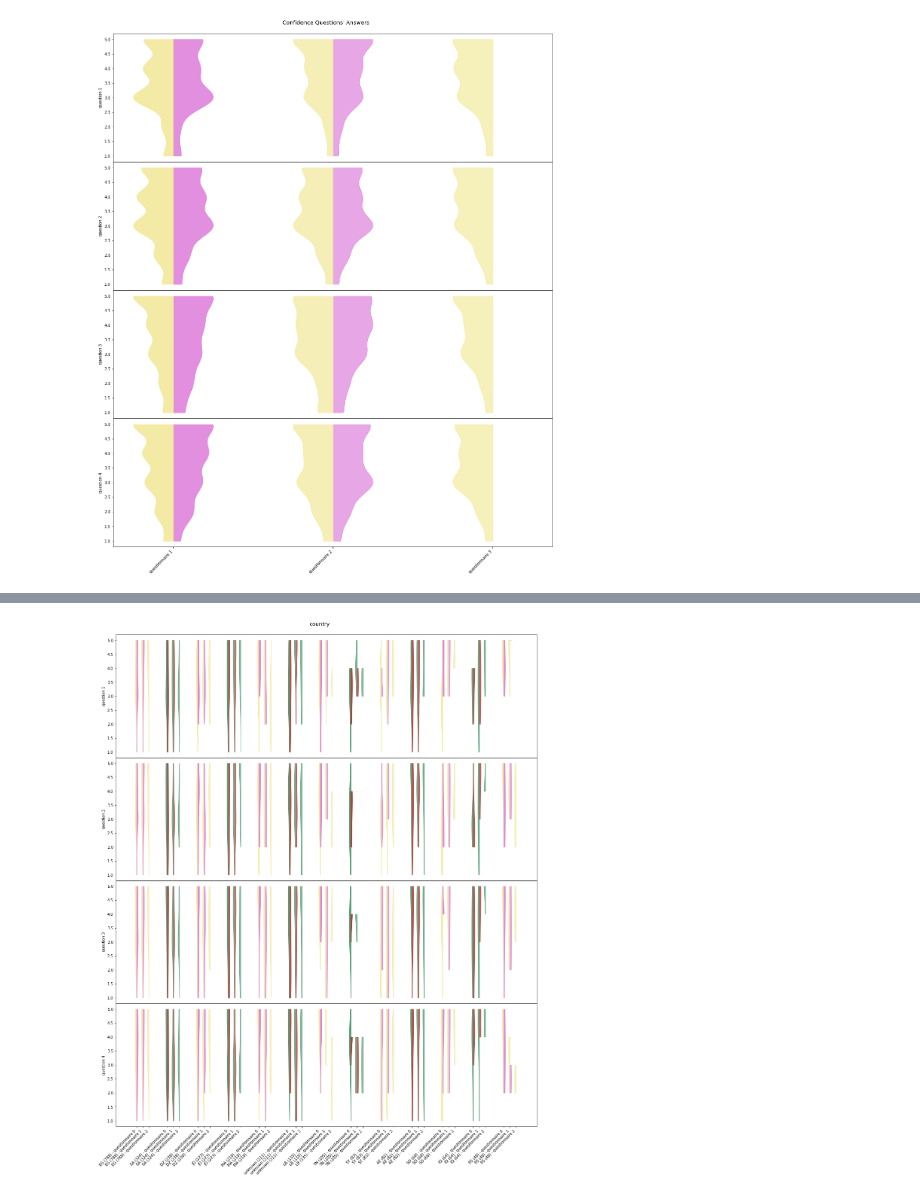
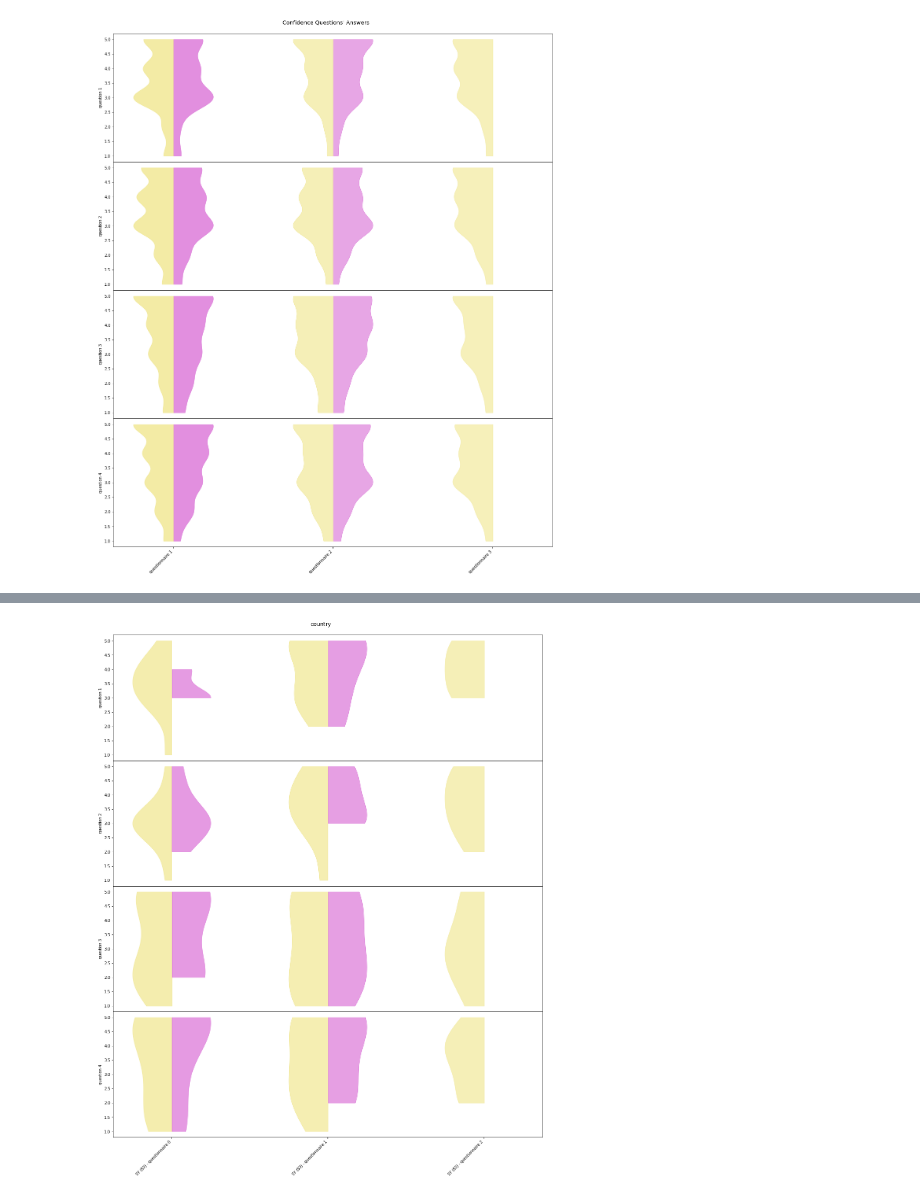
Before and after one commit to grochmal/mooc-stats, a Jupyter notebook: edraak/mooc-confidence-edraak.ipynb, the cells around one changed output, grey strips where cells are left out. Cells and saved outputs as stored; diff of their text form; code cells hidden in the pictures.

```diff
--- a/edraak/mooc-confidence-edraak.ipynb
+++ b/edraak/mooc-confidence-edraak.ipynb
@@ -263,6 +270,5 @@ further extend this table with more columns.
 # %%
 from collections import defaultdict
-
 
 education = defaultdict(
     lambda: 'unknown',
@@ -278,14 +284,13 @@ education = defaultdict(
     p_se='doctorate in science or engineering',
     p_oth='doctorate in another field')
 
-
 def make_education(e):
     if not pd.isnull(e):
         e = e.lower()
     return education[e]
 
-
-participant['level_of_education'] = participant.level_of_education.apply(make_education)
+# we need to add a new column so re-running the cell does not break the data
+participant['highest_education_level'] = participant.level_of_education.apply(make_education)
 participant[:3]
 # %% [output]
 |  | name | email | language | location | year_of_birth | gender | level_of_education | ... |
@@ -467,0 +490,7 @@ for w, s in confidence:
+# %%
+def enrich_data(step_resp):
+    enriched = pd.merge(participant, step_resp, left_index=True, right_on='participant_id', how='right')
+    # sanity check
+    if len(step_resp) != len(enriched):
+        print('WARNING: incomplete RIGHT join')
+    return enriched
@@ -572,6 +697,6 @@ Name: level_of_education, dtype: int64
 # %%
 # to keep things readable, we limit by 13 biggest values by default
-def plot_response(stat, limit=13):
+def plot_response(stat, start=0, limit=13):
     n_questions = max(map(lambda x: len(x.question.unique()), all_resp))
     estat = participant[stat].value_counts()
     fig, ax = plt.subplots(n_questions, 1, sharex=True, figsize=(20, 6*n_questions))
@@ -583,7 +708,7 @@ def plot_response(stat, limit=13):
     complete_labels = []
     walk = enumerate(estat.index)
     if limit:
-        walk = list(walk)[:limit]
+        walk = list(walk)[start:limit]
     for n_stat, cur_stat in walk:
         for i in range(n_questions):
             fil = lambda x: x[(x.question == i+1) & (x[stat] == cur_stat)].response.reset_index(drop=True)
@@ -614,4 +790,4 @@ plot_response('age_range')
 # %%
-plot_response('country')
+plot_response('country', start=8, limit=9)
 # %% [output]
-[figure, old version]
+[figure, new version]
```
Also changed, not shown: parts of 59 cells of this notebook, 2 other files.
